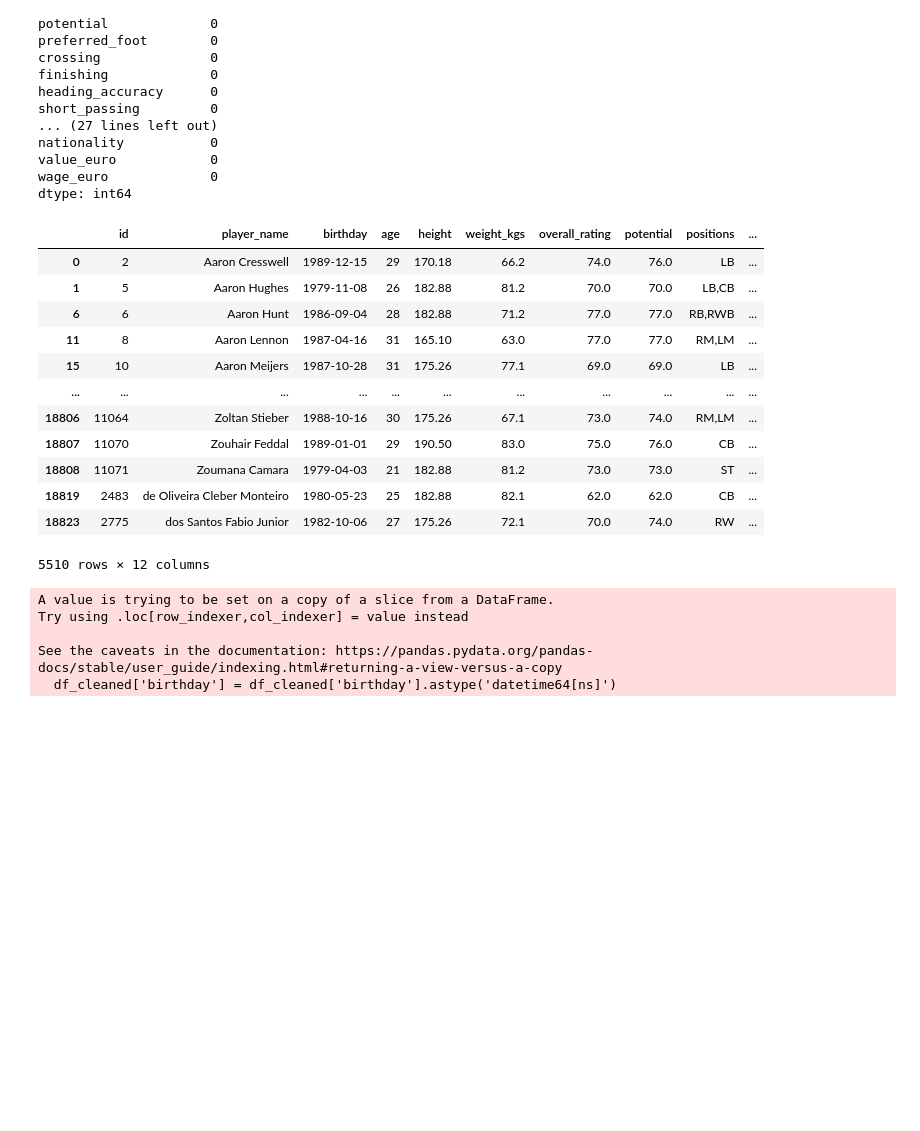
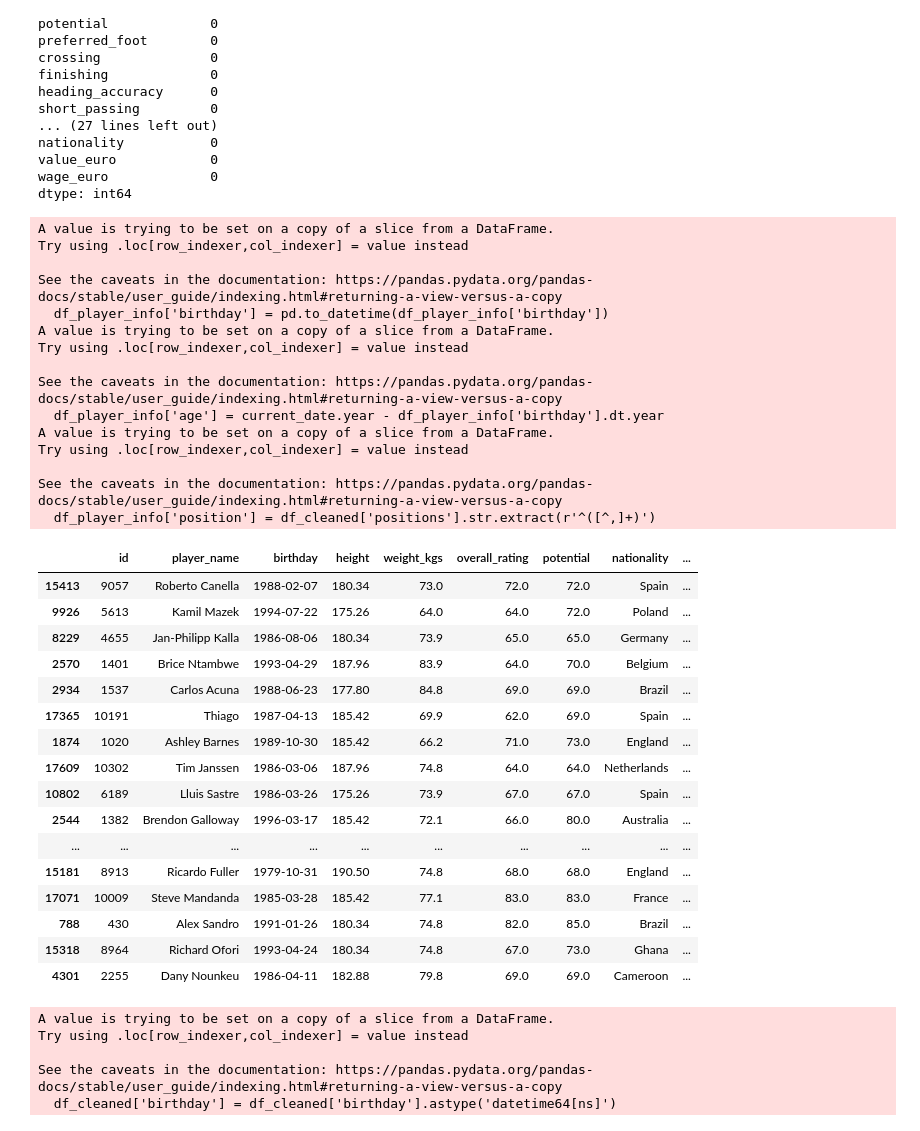
Before and after one commit to rdeshir10/Fifa_Analysis, a Jupyter notebook: football.ipynb, the cells around one changed output. Cells and saved outputs as stored; diff of their text form; code cells hidden in the pictures; blank space fills up the shorter version.

Commit message:
Edited Age and Positions columns

```diff
--- a/football.ipynb
+++ b/football.ipynb
@@ -109,24 +112,50 @@ wage_euro             0
 dtype: int64
 # %%
 # Creating Dataframe with player info.
-df_player_info = df_cleaned[['id','player_name','birthday','age','height','weight_kgs',
-       'overall_rating','potential','positions','nationality','value_euro','wage_euro']]
+df_player_info = df_cleaned[['id','player_name','birthday','height','weight_kgs',
+       'overall_rating','potential','nationality','value_euro','wage_euro']]
 
-df_player_info
+# Creating age column as per birthday.
+current_date = pd.Timestamp(datetime.now())
+df_player_info['birthday'] = pd.to_datetime(df_player_info['birthday'])
+df_player_info['age'] = current_date.year - df_player_info['birthday'].dt.year
+
+# Filtering column to have players most preferred position.
+df_player_info['position'] = df_cleaned['positions'].str.extract(r'^([^,]+)')
+df_player_info.sample(30)
 # %% [output]
+A value is trying to be set on a copy of a slice from a DataFrame.
+Try using .loc[row_indexer,col_indexer] = value instead
+
+See the caveats in the documentation: https://pandas.pydata.org/pandas-docs/stable/user_guide/indexing.html#returning-a-view-versus-a-copy
+  df_player_info['birthday'] = pd.to_datetime(df_player_info['birthday'])
+A value is trying to be set on a copy of a slice from a DataFrame.
+Try using .loc[row_indexer,col_indexer] = value instead
+
+See the caveats in the documentation: https://pandas.pydata.org/pandas-docs/stable/user_guide/indexing.html#returning-a-view-versus-a-copy
+  df_player_info['age'] = current_date.year - df_player_info['birthday'].dt.year
+A value is trying to be set on a copy of a slice from a DataFrame.
+Try using .loc[row_indexer,col_indexer] = value instead
+
+See the caveats in the documentation: https://pandas.pydata.org/pandas-docs/stable/user_guide/indexing.html#returning-a-view-versus-a-copy
+  df_player_info['position'] = df_cleaned['positions'].str.extract(r'^([^,]+)')
-|  | id | player_name | birthday | age | height | weight_kgs | overall_rating | potential | positions | ... |
-| 0 | 2 | Aaron Cresswell | 1989-12-15 | 29 | 170.18 | 66.2 | 74.0 | 76.0 | LB | ... |
-| 1 | 5 | Aaron Hughes | 1979-11-08 | 26 | 182.88 | 81.2 | 70.0 | 70.0 | LB,CB | ... |
-| 6 | 6 | Aaron Hunt | 1986-09-04 | 28 | 182.88 | 71.2 | 77.0 | 77.0 | RB,RWB | ... |
-| 11 | 8 | Aaron Lennon | 1987-04-16 | 31 | 165.10 | 63.0 | 77.0 | 77.0 | RM,LM | ... |
-| 15 | 10 | Aaron Meijers | 1987-10-28 | 31 | 175.26 | 77.1 | 69.0 | 69.0 | LB | ... |
-| ... | ... | ... | ... | ... | ... | ... | ... | ... | ... | ... |
-| 18806 | 11064 | Zoltan Stieber | 1988-10-16 | 30 | 175.26 | 67.1 | 73.0 | 74.0 | RM,LM | ... |
-| 18807 | 11070 | Zouhair Feddal | 1989-01-01 | 29 | 190.50 | 83.0 | 75.0 | 76.0 | CB | ... |
-| 18808 | 11071 | Zoumana Camara | 1979-04-03 | 21 | 182.88 | 81.2 | 73.0 | 73.0 | ST | ... |
-| 18819 | 2483 | de Oliveira Cleber Monteiro | 1980-05-23 | 25 | 182.88 | 82.1 | 62.0 | 62.0 | CB | ... |
-| 18823 | 2775 | dos Santos Fabio Junior | 1982-10-06 | 27 | 175.26 | 72.1 | 70.0 | 74.0 | RW | ... |
+|  | id | player_name | birthday | height | weight_kgs | overall_rating | potential | nationality | ... |
+| 15413 | 9057 | Roberto Canella | 1988-02-07 | 180.34 | 73.0 | 72.0 | 72.0 | Spain | ... |
+| 9926 | 5613 | Kamil Mazek | 1994-07-22 | 175.26 | 64.0 | 64.0 | 72.0 | Poland | ... |
+| 8229 | 4655 | Jan-Philipp Kalla | 1986-08-06 | 180.34 | 73.9 | 65.0 | 65.0 | Germany | ... |
+| 2570 | 1401 | Brice Ntambwe | 1993-04-29 | 187.96 | 83.9 | 64.0 | 70.0 | Belgium | ... |
+| 2934 | 1537 | Carlos Acuna | 1988-06-23 | 177.80 | 84.8 | 69.0 | 69.0 | Brazil | ... |
+| 17365 | 10191 | Thiago | 1987-04-13 | 185.42 | 69.9 | 62.0 | 69.0 | Spain | ... |
+| 1874 | 1020 | Ashley Barnes | 1989-10-30 | 185.42 | 66.2 | 71.0 | 73.0 | England | ... |
+| 17609 | 10302 | Tim Janssen | 1986-03-06 | 187.96 | 74.8 | 64.0 | 64.0 | Netherlands | ... |
+| 10802 | 6189 | Lluis Sastre | 1986-03-26 | 175.26 | 73.9 | 67.0 | 67.0 | Spain | ... |
+| 2544 | 1382 | Brendon Galloway | 1996-03-17 | 185.42 | 72.1 | 66.0 | 80.0 | Australia | ... |
+| ... | ... | ... | ... | ... | ... | ... | ... | ... | ... |
+| 15181 | 8913 | Ricardo Fuller | 1979-10-31 | 190.50 | 74.8 | 68.0 | 68.0 | England | ... |
+| 17071 | 10009 | Steve Mandanda | 1985-03-28 | 185.42 | 77.1 | 83.0 | 83.0 | France | ... |
+| 788 | 430 | Alex Sandro | 1991-01-26 | 180.34 | 74.8 | 82.0 | 85.0 | Brazil | ... |
+| 15318 | 8964 | Richard Ofori | 1993-04-24 | 180.34 | 74.8 | 67.0 | 73.0 | Ghana | ... |
+| 4301 | 2255 | Dany Nounkeu | 1986-04-11 | 182.88 | 79.8 | 69.0 | 69.0 | Cameroon | ... |
-5510 rows × 12 columns
 # %%
 # Converting Birthday Colum to datetime format.
 df_cleaned['birthday'] = df_cleaned['birthday'].astype('datetime64[ns]')
```
Also changed, not shown: parts of 3 cells of this notebook, 1 other file.
